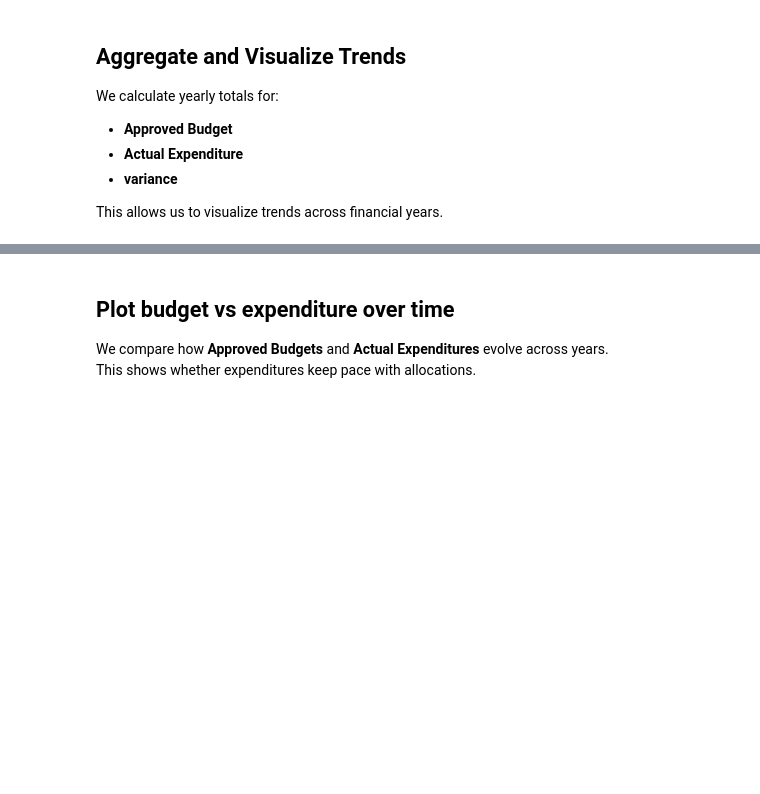
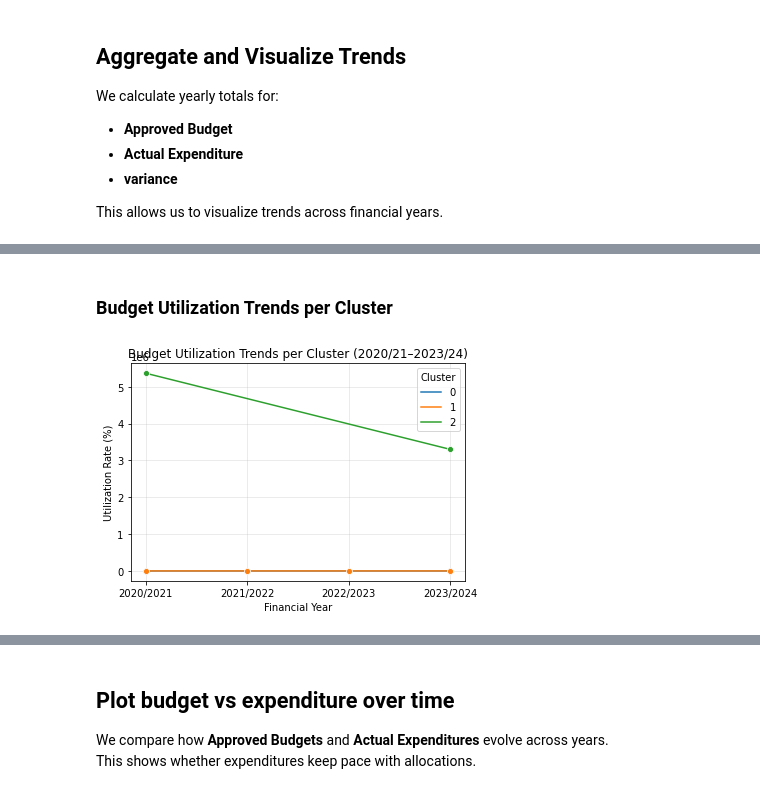
Before and after one commit to Sydney-Were/Analysis-of-National-Government-Ministries-Departments-and-Agencies-Budget-Data, a Jupyter notebook: Analysis.ipynb, the cells around one changed output, grey strips where cells are left out. Cells and saved outputs as stored; diff of their text form; code cells hidden in the pictures; blank space fills up the shorter version.

```diff
--- a/Analysis.ipynb
+++ b/Analysis.ipynb
@@ -946,0 +780,21 @@ This allows us to visualize trends across financial years.
+# %%
+yearly_trends = df.groupby(['Financial Year','Cluster']).agg({
+    'Approved Budget':'sum',
+    'Actual Expenditure':'sum',
+    'variance':'sum'
+}).reset_index()
+
+yearly_trends['Utilization Rate (%)'] = (
+    yearly_trends['Actual Expenditure'] / yearly_trends['Approved Budget']
+) * 100
+# %% [markdown]
+### Budget Utilization Trends per Cluster
+# %%
+sns.lineplot(data=yearly_trends, x='Financial Year', y='Utilization Rate (%)',
+             hue='Cluster', marker='o', palette='tab10')
+plt.title("Budget Utilization Trends per Cluster (2020/21–2023/24)")
+plt.ylabel("Utilization Rate (%)")
+plt.grid(alpha=0.3)
+plt.show()
+# %% [output]
+[figure, added]
```
Also changed, not shown: parts of 37 cells of this notebook, 1 other file.
